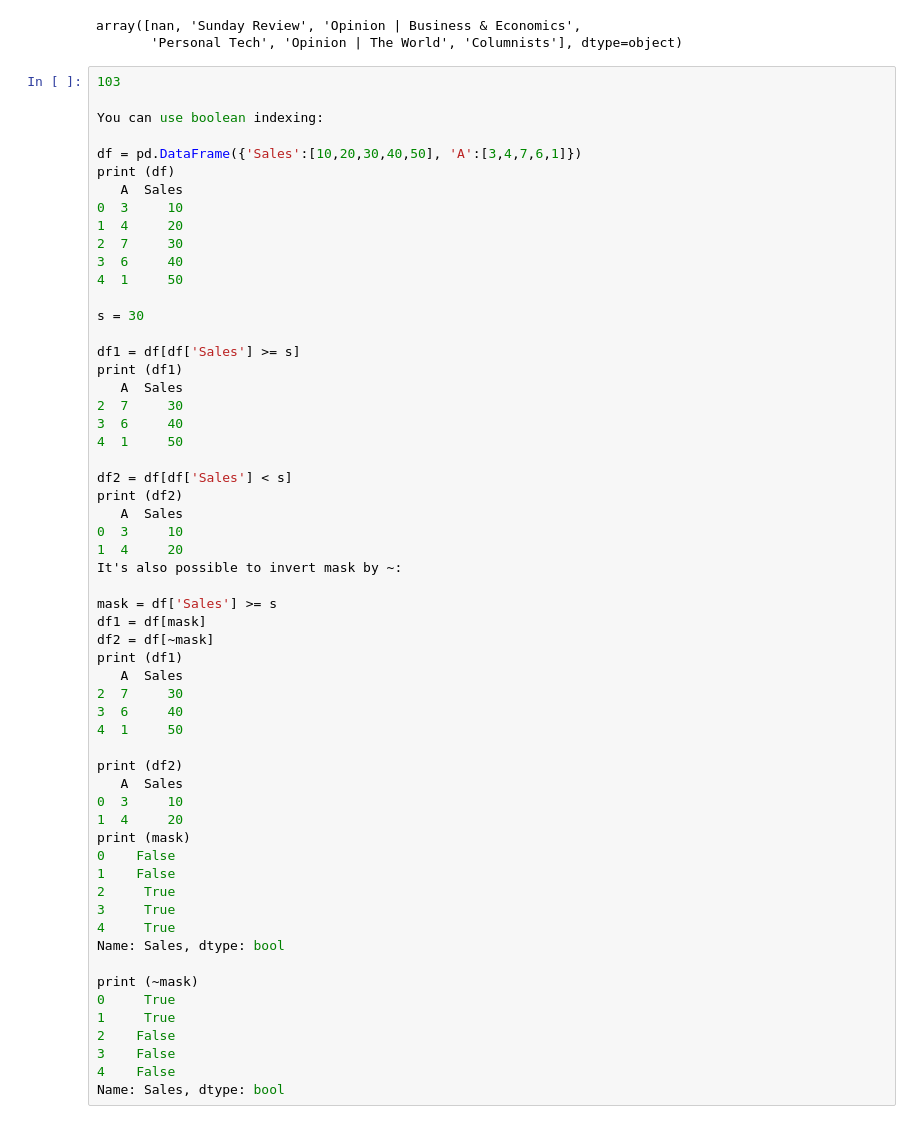
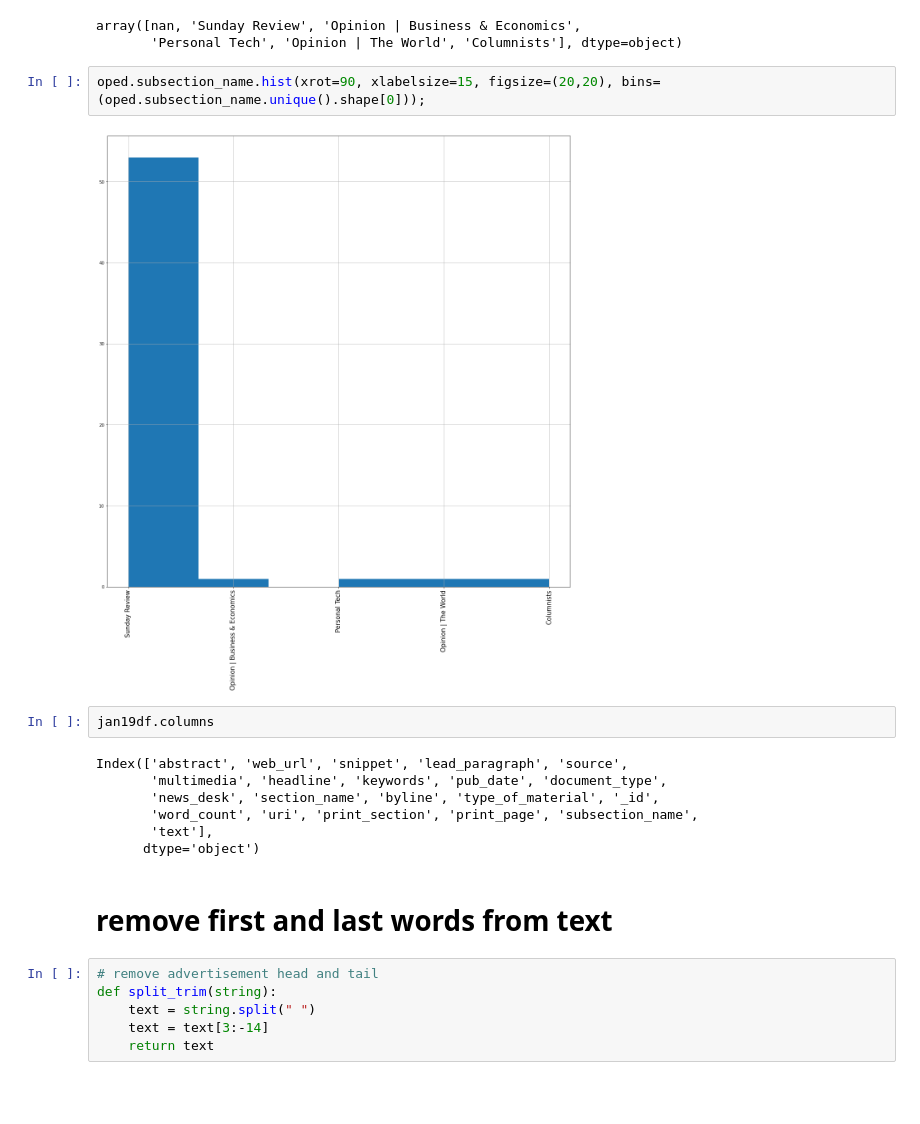
Before and after one commit to dj-betts/Capstone2, a Jupyter notebook: jan19_eda.ipynb, the cells around one changed output. Cells and saved outputs as stored; diff of their text form; blank space fills up the shorter version.

Commit message:
trim adver words on text

```diff
--- a/jan19_eda.ipynb
+++ b/jan19_eda.ipynb
@@ -94,61 +102,24 @@ oped.subsection_name.unique()
 # %% [output]
 array([nan, 'Sunday Review', 'Opinion | Business & Economics',
        'Personal Tech', 'Opinion | The World', 'Columnists'], dtype=object)
-# %%
-103
-
-You can use boolean indexing:
-
-df = pd.DataFrame({'Sales':[10,20,30,40,50], 'A':[3,4,7,6,1]})
-print (df)
-   A  Sales
-0  3     10
-1  4     20
-2  7     30
-3  6     40
-4  1     50
-
-s = 30
-
-df1 = df[df['Sales'] >= s]
-print (df1)
-   A  Sales
-2  7     30
-3  6     40
-4  1     50
-
-df2 = df[df['Sales'] < s]
-print (df2)
-   A  Sales
-0  3     10
-1  4     20
-It's also possible to invert mask by ~:
-
-mask = df['Sales'] >= s
-df1 = df[mask]
-df2 = df[~mask]
-print (df1)
-   A  Sales
-2  7     30
-3  6     40
-4  1     50
-
-print (df2)
-   A  Sales
-0  3     10
-1  4     20
-print (mask)
-0    False
-1    False
-2     True
-3     True
-4     True
-Name: Sales, dtype: bool
-
-print (~mask)
-0     True
-1     True
-2    False
-3    False
-4    False
-Name: Sales, dtype: bool
+# %%
+oped.subsection_name.hist(xrot=90, xlabelsize=15, figsize=(20,20), bins=(oped.subsection_name.unique().shape[0]));
+# %% [output]
+[figure, added]
+# %%
+jan19df.columns
+# %% [output]
+Index(['abstract', 'web_url', 'snippet', 'lead_paragraph', 'source',
+       'multimedia', 'headline', 'keywords', 'pub_date', 'document_type',
+       'news_desk', 'section_name', 'byline', 'type_of_material', '_id',
+       'word_count', 'uri', 'print_section', 'print_page', 'subsection_name',
+       'text'],
+      dtype='object')
+# %% [markdown]
+# remove first and last words from text
+# %%
+# remove advertisement head and tail
+def split_trim(string):
+    text = string.split(" ")
+    text = text[3:-14]
+    return text
```
Also changed, not shown: parts of 13 cells of this notebook, 1 other file.
